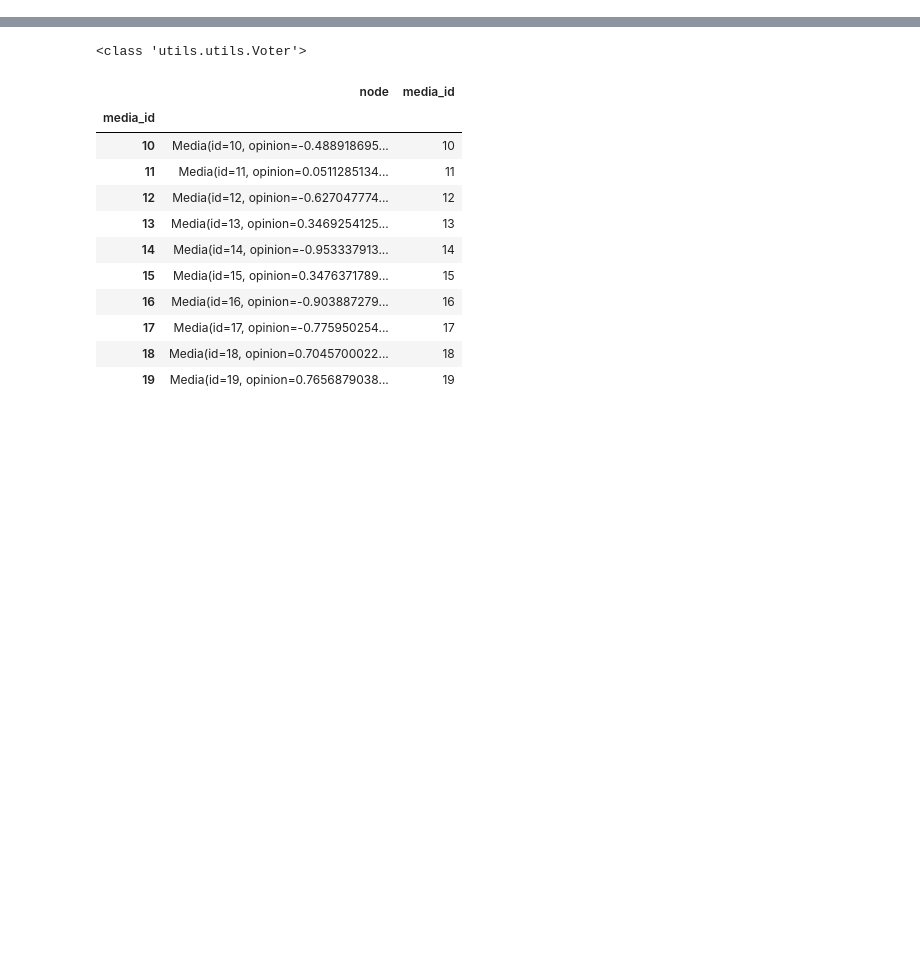
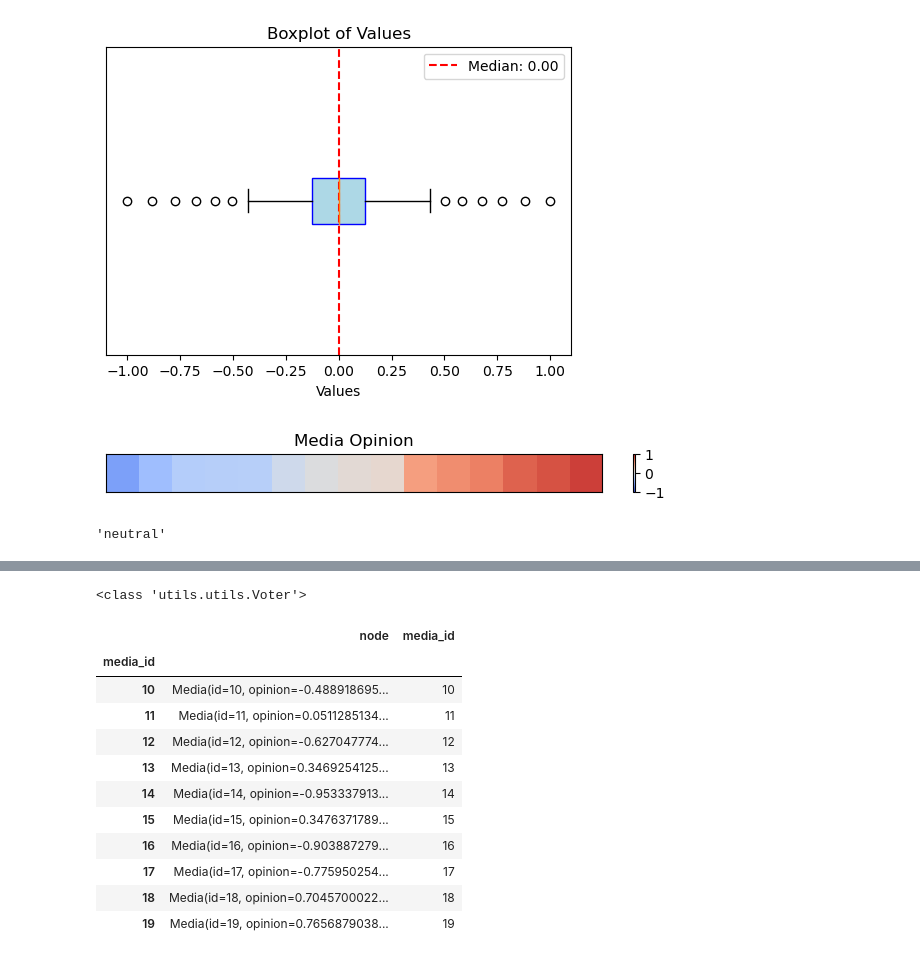
Before and after one commit to m-bur/complex_social_systems, a Jupyter notebook: test.ipynb, the cells around one changed output, grey strips where cells are left out. Cells and saved outputs as stored; diff of their text form; code cells hidden in the pictures; blank space fills up the shorter version.

```diff
--- a/test.ipynb
+++ b/test.ipynb
@@ -12,3 +22,7 @@ from utils import utils as ut
+# %%
+vs.media_boxplot(media)
+# %% [output]
+[figure, added]
 # %%
 # Function to create an nxn voter matrix, assign media connections and neighbors
 def create_voter_matrix_and_media_connections(n, number_of_media=5):
@@ -49,0 +71,8 @@ def create_voter_matrix_and_media_connections(n, number_of_media=5):
+# %%
+vs.visualize_media(media)
+# %% [output]
+[figure, added]
+# %%
+media[1].get_category()
+# %% [output]
+'neutral'
```
Also changed, not shown: parts of 10 cells of this notebook, 1 other file.
